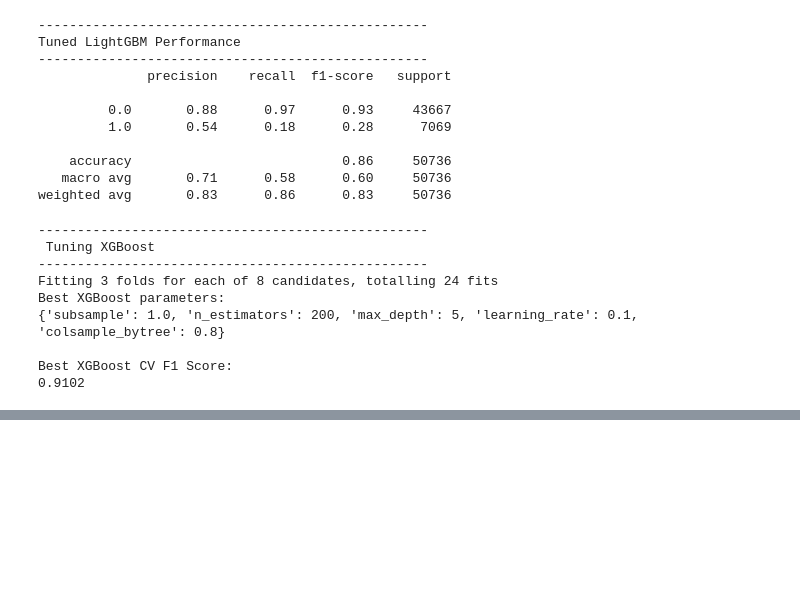
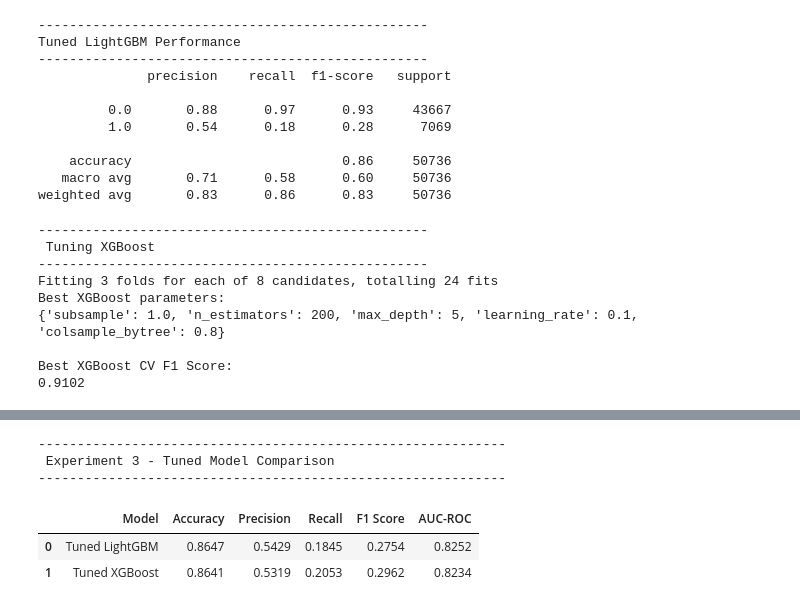
Before and after one commit to COMP3608-Intelligent-Systems-Project/Predicting-Type-2-Diabetes, a Jupyter notebook: notebooks/brfss_experiment_3_feature_importance.ipynb, the cells around one changed output, grey strips where cells are left out. Cells and saved outputs as stored; diff of their text form; code cells hidden in the pictures; blank space fills up the shorter version.

```diff
--- a/notebooks/brfss_experiment_3_feature_importance.ipynb
+++ b/notebooks/brfss_experiment_3_feature_importance.ipynb
@@ -304,0 +335,16 @@ Best XGBoost CV F1 Score:
+# %%
+#12 Tuned model comparison table
+results_df = pd.DataFrame([lgbm_results, xgb_results])
+
+print("-" * 60)
+print(" Experiment 3 - Tuned Model Comparison")
+print("-" * 60)
+
+display(results_df.round(4))
+# %% [output]
+------------------------------------------------------------
+ Experiment 3 - Tuned Model Comparison
+------------------------------------------------------------
+|  | Model | Accuracy | Precision | Recall | F1 Score | AUC-ROC |
+| 0 | Tuned LightGBM | 0.8647 | 0.5429 | 0.1845 | 0.2754 | 0.8252 |
+| 1 | Tuned XGBoost | 0.8641 | 0.5319 | 0.2053 | 0.2962 | 0.8234 |
```
Also changed, not shown: parts of 3 cells of this notebook.
